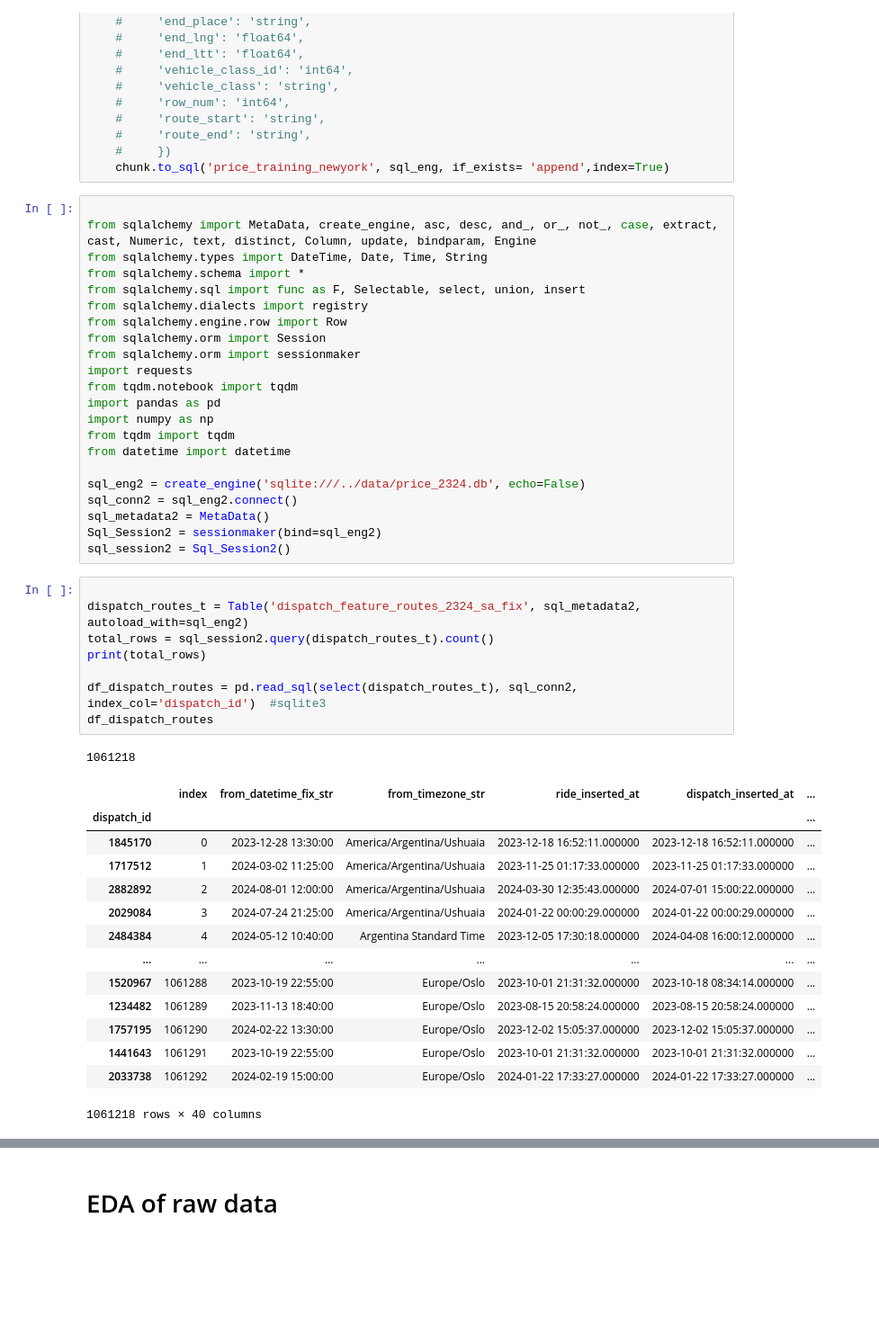
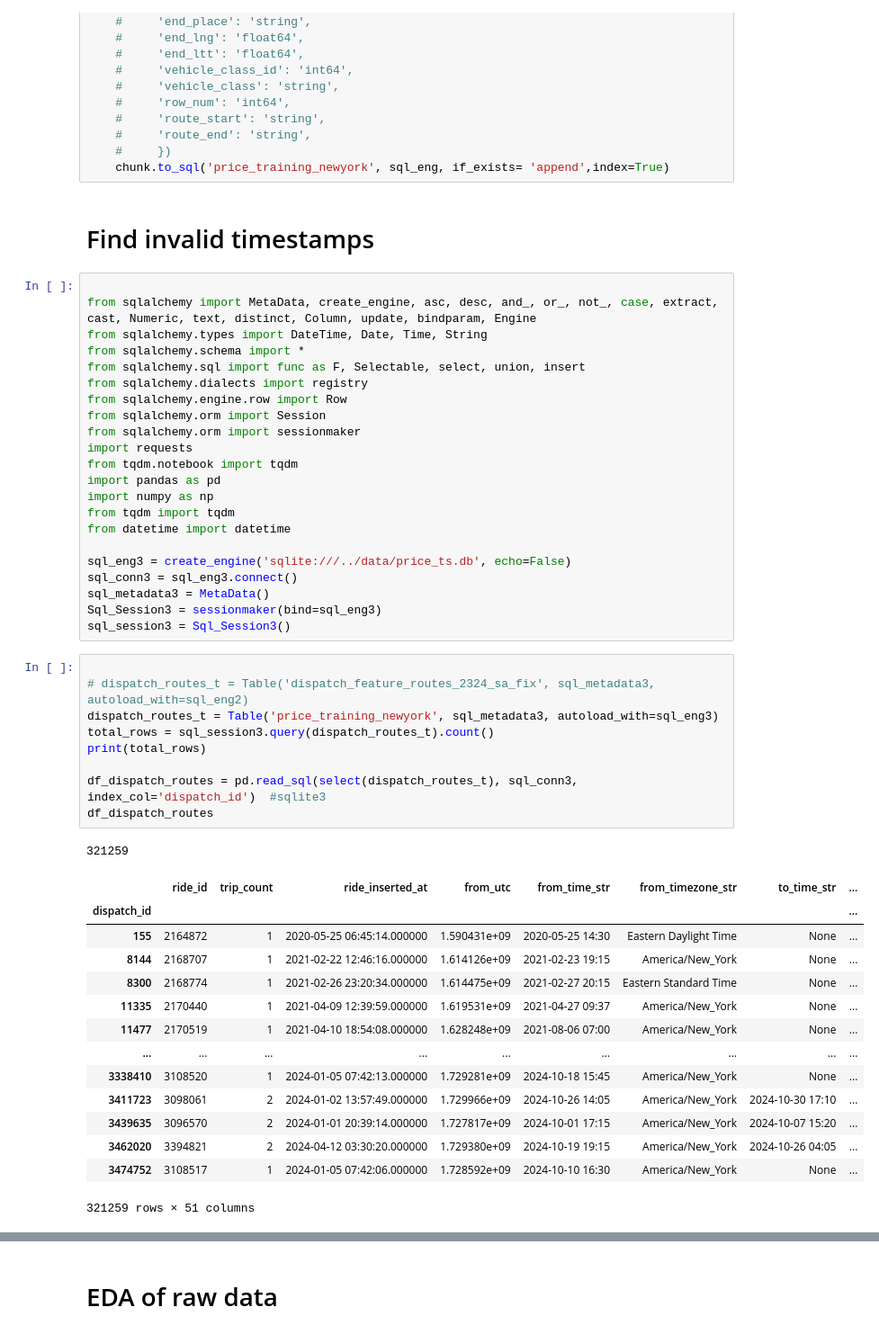
Before and after one commit to Binjian/pricing, a Jupyter notebook: nbs/01.data.utils.ipynb, the cells around one changed output, grey strips where cells are left out. Shown at 90% size. Drawn from its saved outputs; the diff is of its cells as text; blank space fills up the shorter version.

```diff
--- a/nbs/01.data.utils.ipynb
+++ b/nbs/01.data.utils.ipynb
@@ -290,6 +290,8 @@ for chunk in tqdm(pd.read_csv(csv_file_path, index_col='dispatch_id', chunksize=
     #     'route_end': 'string',
     #     })
     chunk.to_sql('price_training_newyork', sql_eng, if_exists= 'append',index=True)
+# %% [markdown]
+# Find invalid timestamps
 # %%
 
 from sqlalchemy import MetaData, create_engine, asc, desc, and_, or_, not_, case, extract, cast, Numeric, text, distinct, Column, update, bindparam, Engine
@@ -307,33 +309,34 @@ import numpy as np
 from tqdm import tqdm
 from datetime import datetime
 
-sql_eng2 = create_engine('sqlite:///../data/price_2324.db', echo=False)
-sql_conn2 = sql_eng2.connect()
-sql_metadata2 = MetaData()
-Sql_Session2 = sessionmaker(bind=sql_eng2)
-sql_session2 = Sql_Session2()
+sql_eng3 = create_engine('sqlite:///../data/price_ts.db', echo=False)
+sql_conn3 = sql_eng3.connect()
+sql_metadata3 = MetaData()
+Sql_Session3 = sessionmaker(bind=sql_eng3)
+sql_session3 = Sql_Session3()
 # %%
 
-dispatch_routes_t = Table('dispatch_feature_routes_2324_sa_fix', sql_metadata2, autoload_with=sql_eng2)
-total_rows = sql_session2.query(dispatch_routes_t).count()
+# dispatch_routes_t = Table('dispatch_feature_routes_2324_sa_fix', sql_metadata3, autoload_with=sql_eng2)
+dispatch_routes_t = Table('price_training_newyork', sql_metadata3, autoload_with=sql_eng3)
+total_rows = sql_session3.query(dispatch_routes_t).count()
 print(total_rows)
 
-df_dispatch_routes = pd.read_sql(select(dispatch_routes_t), sql_conn2, index_col='dispatch_id')  #sqlite3
+df_dispatch_routes = pd.read_sql(select(dispatch_routes_t), sql_conn3, index_col='dispatch_id')  #sqlite3
 df_dispatch_routes
 # %% [output]
-1061218
+321259
-|  | index | from_datetime_fix_str | from_timezone_str | ride_inserted_at | dispatch_inserted_at | ... |
-| dispatch_id |  |  |  |  |  | ... |
-| 1845170 | 0 | 2023-12-28 13:30:00 | America/Argentina/Ushuaia | 2023-12-18 16:52:11.000000 | 2023-12-18 16:52:11.000000 | ... |
-| 1717512 | 1 | 2024-03-02 11:25:00 | America/Argentina/Ushuaia | 2023-11-25 01:17:33.000000 | 2023-11-25 01:17:33.000000 | ... |
-| 2882892 | 2 | 2024-08-01 12:00:00 | America/Argentina/Ushuaia | 2024-03-30 12:35:43.000000 | 2024-07-01 15:00:22.000000 | ... |
-| 2029084 | 3 | 2024-07-24 21:25:00 | America/Argentina/Ushuaia | 2024-01-22 00:00:29.000000 | 2024-01-22 00:00:29.000000 | ... |
-| 2484384 | 4 | 2024-05-12 10:40:00 | Argentina Standard Time | 2023-12-05 17:30:18.000000 | 2024-04-08 16:00:12.000000 | ... |
-| ... | ... | ... | ... | ... | ... | ... |
-| 1520967 | 1061288 | 2023-10-19 22:55:00 | Europe/Oslo | 2023-10-01 21:31:32.000000 | 2023-10-18 08:34:14.000000 | ... |
-| 1234482 | 1061289 | 2023-11-13 18:40:00 | Europe/Oslo | 2023-08-15 20:58:24.000000 | 2023-08-15 20:58:24.000000 | ... |
-| 1757195 | 1061290 | 2024-02-22 13:30:00 | Europe/Oslo | 2023-12-02 15:05:37.000000 | 2023-12-02 15:05:37.000000 | ... |
-| 1441643 | 1061291 | 2023-10-19 22:55:00 | Europe/Oslo | 2023-10-01 21:31:32.000000 | 2023-10-01 21:31:32.000000 | ... |
-| 2033738 | 1061292 | 2024-02-19 15:00:00 | Europe/Oslo | 2024-01-22 17:33:27.000000 | 2024-01-22 17:33:27.000000 | ... |
+|  | ride_id | trip_count | ride_inserted_at | from_utc | from_time_str | from_timezone_str | to_time_str | ... |
+| dispatch_id |  |  |  |  |  |  |  | ... |
+| 155 | 2164872 | 1 | 2020-05-25 06:45:14.000000 | 1.590431e+09 | 2020-05-25 14:30 | Eastern Daylight Time | None | ... |
+| 8144 | 2168707 | 1 | 2021-02-22 12:46:16.000000 | 1.614126e+09 | 2021-02-23 19:15 | America/New_York | None | ... |
+| 8300 | 2168774 | 1 | 2021-02-26 23:20:34.000000 | 1.614475e+09 | 2021-02-27 20:15 | Eastern Standard Time | None | ... |
+| 11335 | 2170440 | 1 | 2021-04-09 12:39:59.000000 | 1.619531e+09 | 2021-04-27 09:37 | America/New_York | None | ... |
+| 11477 | 2170519 | 1 | 2021-04-10 18:54:08.000000 | 1.628248e+09 | 2021-08-06 07:00 | America/New_York | None | ... |
+| ... | ... | ... | ... | ... | ... | ... | ... | ... |
+| 3338410 | 3108520 | 1 | 2024-01-05 07:42:13.000000 | 1.729281e+09 | 2024-10-18 15:45 | America/New_York | None | ... |
+| 3411723 | 3098061 | 2 | 2024-01-02 13:57:49.000000 | 1.729966e+09 | 2024-10-26 14:05 | America/New_York | 2024-10-30 17:10 | ... |
+| 3439635 | 3096570 | 2 | 2024-01-01 20:39:14.000000 | 1.727817e+09 | 2024-10-01 17:15 | America/New_York | 2024-10-07 15:20 | ... |
+| 3462020 | 3394821 | 2 | 2024-04-12 03:30:20.000000 | 1.729380e+09 | 2024-10-19 19:15 | America/New_York | 2024-10-26 04:05 | ... |
+| 3474752 | 3108517 | 1 | 2024-01-05 07:42:06.000000 | 1.728592e+09 | 2024-10-10 16:30 | America/New_York | None | ... |
-1061218 rows × 40 columns
+321259 rows × 51 columns
 # %%
```
Also changed, not shown: parts of 13 cells of this notebook, 4 other files.
